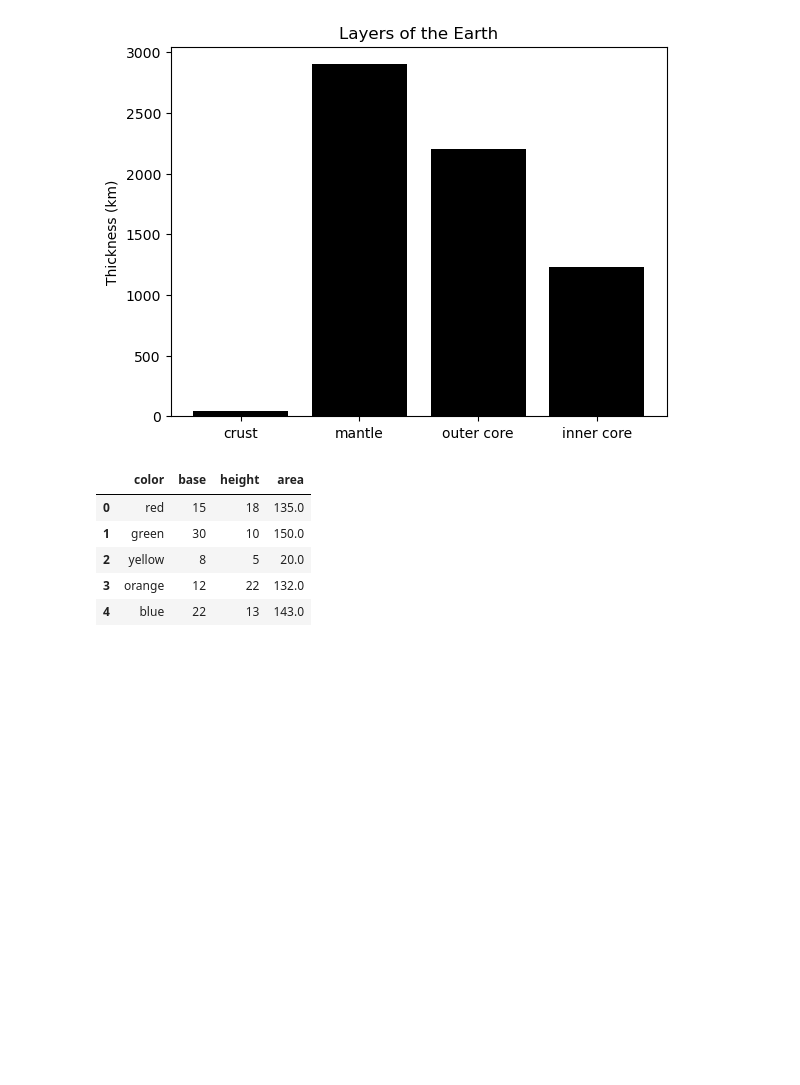
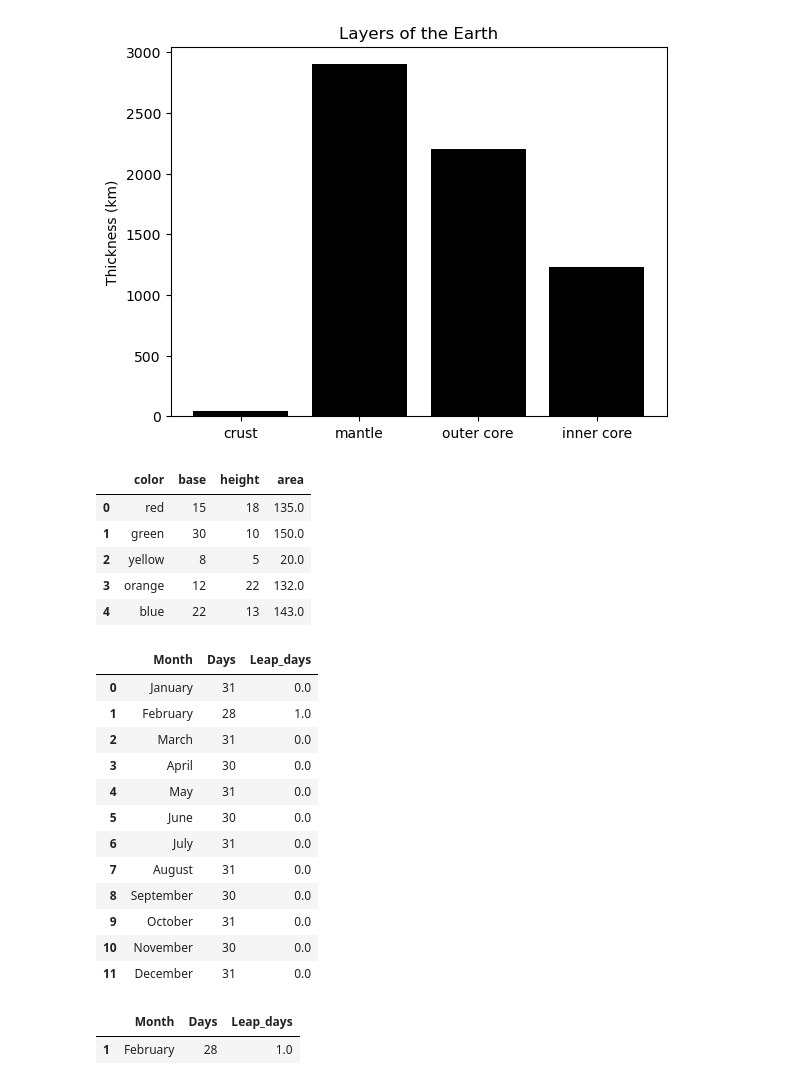
Before and after one commit to monachy92/DevOps, a Jupyter notebook: MLOps/data_science_fundamentals.ipynb, the cells around one changed output. Drawn from its saved outputs; the diff is of its cells as text; code cells hidden in the pictures; blank space fills up the shorter version.

```diff
--- a/MLOps/data_science_fundamentals.ipynb
+++ b/MLOps/data_science_fundamentals.ipynb
@@ -91,3 +88,51 @@ df
 | 2 | yellow | 8 | 5 | 20.0 |
 | 3 | orange | 12 | 22 | 132.0 |
 | 4 | blue | 22 | 13 | 143.0 |
+# %%
+#writing to file and clearning data
+import csv
+
+with open('days-per-month.csv', 'w', newline='') as csvfile:
+    writer = csv.writer(csvfile)
+    writer.writerow(['Month', 'Days', 'Leap_days'])
+    data = [
+        ['January', 31, ],
+        ['February', 28, 1],
+        ['March', 31, ],
+        ['April', 30, ],
+        ['May', 31, ],
+        ['June', 30],
+        ['July', 31],
+        ['August', 31],
+        ['September', 30],
+        ['October', 31],
+        ['November', 30],
+        ['December', 31]
+    ]
+    writer.writerows(data)
+
+
+df_= pd.read_csv('days-per-month.csv')
+months = df_.fillna(0)
+months
+# %% [output]
+|  | Month | Days | Leap_days |
+| 0 | January | 31 | 0.0 |
+| 1 | February | 28 | 1.0 |
+| 2 | March | 31 | 0.0 |
+| 3 | April | 30 | 0.0 |
+| 4 | May | 31 | 0.0 |
+| 5 | June | 30 | 0.0 |
+| 6 | July | 31 | 0.0 |
+| 7 | August | 31 | 0.0 |
+| 8 | September | 30 | 0.0 |
+| 9 | October | 31 | 0.0 |
+| 10 | November | 30 | 0.0 |
+| 11 | December | 31 | 0.0 |
+# %%
+#df. query()
+months.query('Days > 30')
+months.query('Days == Days.min()')
+# %% [output]
+|  | Month | Days | Leap_days |
+| 1 | February | 28 | 1.0 |
```
Also changed, not shown: parts of 4 cells of this notebook, 16 other files.
